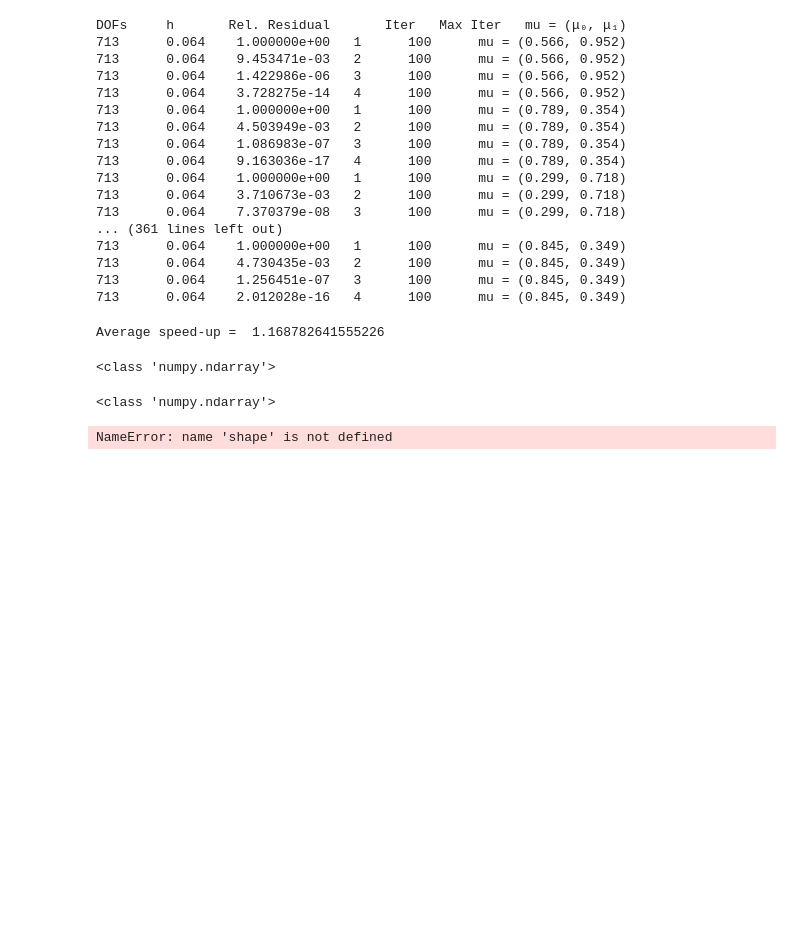
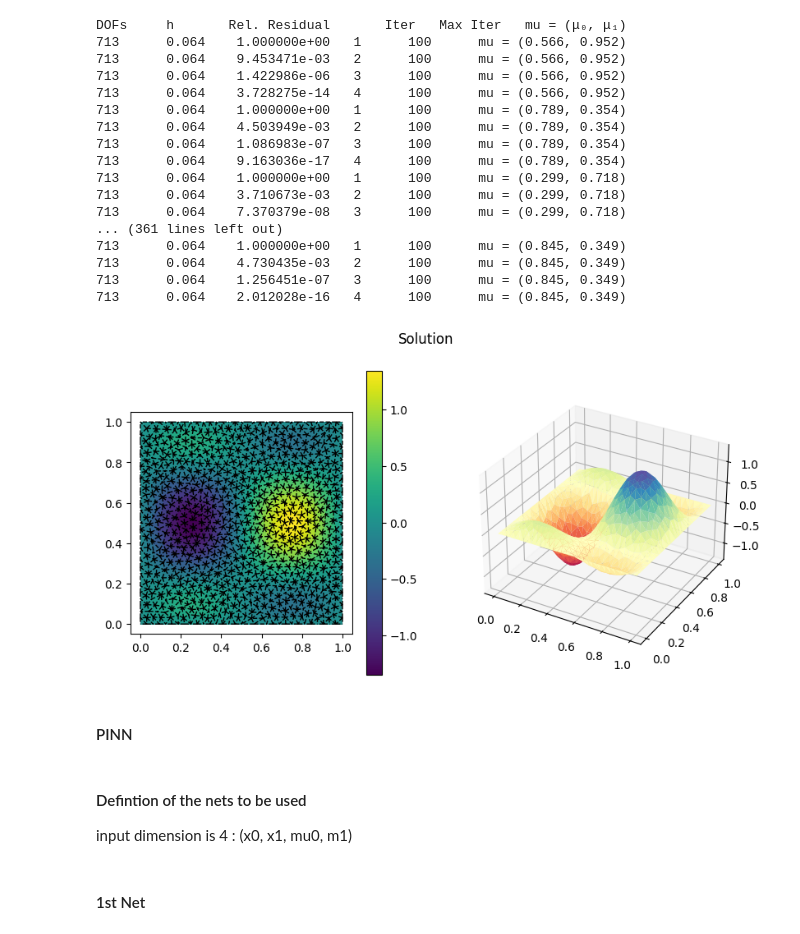
Before and after one commit to aurona23/progetto-MOR, a Jupyter notebook: pinn_project.ipynb, the cells around one changed output. Cells and saved outputs as stored; diff of their text form; code cells hidden in the pictures; blank space fills up the shorter version.

Commit message:
added files pinn

```diff
--- a/pinn_project.ipynb
+++ b/pinn_project.ipynb
@@ -425,19 +220,19 @@ DOFs     h       Rel. Residual       Iter   Max Iter   mu = (μ₀, μ₁)
 713      0.064    4.730435e-03   2      100      mu = (0.845, 0.349)
 713      0.064    1.256451e-07   3      100      mu = (0.845, 0.349)
 713      0.064    2.012028e-16   4      100      mu = (0.845, 0.349)
-# %%
-print("Average speed-up = ", np.mean(speed_up))
-# %% [output]
-Average speed-up =  1.168782641555226
-# %%
-print(type(u_k))
-# %% [output]
-<class 'numpy.ndarray'>
-# %%
-print(type(u_pred))
-# %% [output]
-<class 'numpy.ndarray'>
-# %%
-print(shape(u_k))
-# %% [output]
-NameError: name 'shape' is not defined
+# %%
+# Plot on the last mu of test_set
+gedim.PlotSolution(mesh, dofs, strongs, last_sol, np.zeros(problemData['NumberStrongs']))
+#gedim.ExportSolution(Burger_exactSolution, u_k, u_strong, lib)
+
+[numQuadraturePoints, quadraturePoints, quadratureWeights, solution_hf, solution_x_hf, solution_y_hf] = gedim.EvaluateSolutionOnPoints(last_sol, u_strong, lib)
+gedim.ExportSolutionOnPoints(numQuadraturePoints, quadraturePoints, solution_hf, lib)
+# %% [output]
+[figure, added]
+# %% [markdown]
+#### PINN
+# %% [markdown]
+#### Defintion of the nets to be used
+input dimension is 4 : (x0, x1, mu0, m1)
+# %% [markdown]
+#### 1st Net
```
Also changed, not shown: parts of 39 cells of this notebook, 9 other files.
